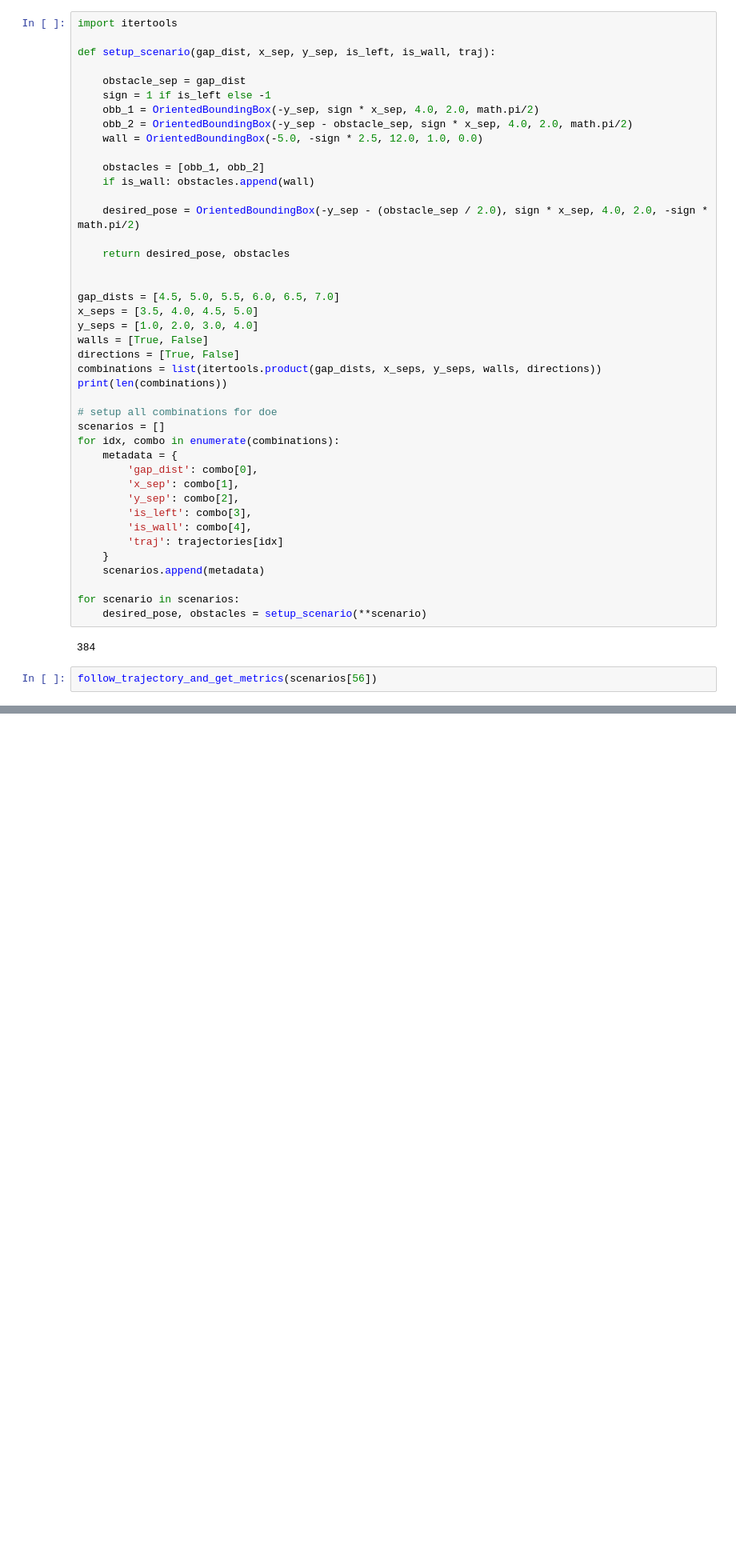
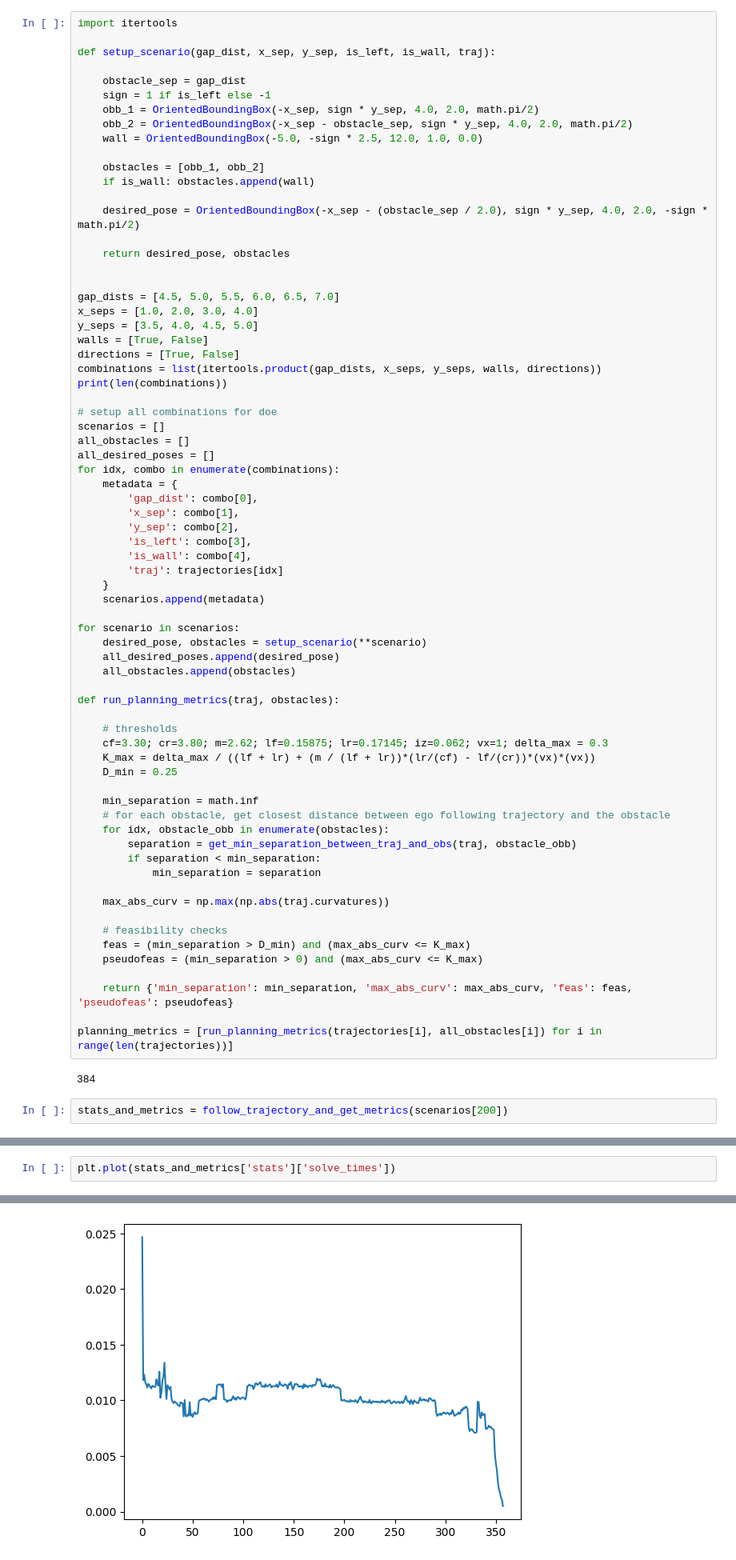
Before and after one commit to SamKhzym/cloud-auto-park, a Jupyter notebook: sim_ws/src/digital_twin/vehicle_controller/analysis/controls_doe.ipynb, the cells around one changed output, grey strips where cells are left out. Shown at 80% size. Saved outputs shown, nothing was run; the diff lists cells and outputs as text; blank space fills up the shorter version.

Commit message:
controls doe and metrics completed

```diff
--- a/sim_ws/src/digital_twin/vehicle_controller/analysis/controls_doe.ipynb
+++ b/sim_ws/src/digital_twin/vehicle_controller/analysis/controls_doe.ipynb
@@ -292,21 +384,21 @@ def setup_scenario(gap_dist, x_sep, y_sep, is_left, is_wall, traj):
 
     obstacle_sep = gap_dist
     sign = 1 if is_left else -1
-    obb_1 = OrientedBoundingBox(-y_sep, sign * x_sep, 4.0, 2.0, math.pi/2)
-    obb_2 = OrientedBoundingBox(-y_sep - obstacle_sep, sign * x_sep, 4.0, 2.0, math.pi/2)
+    obb_1 = OrientedBoundingBox(-x_sep, sign * y_sep, 4.0, 2.0, math.pi/2)
+    obb_2 = OrientedBoundingBox(-x_sep - obstacle_sep, sign * y_sep, 4.0, 2.0, math.pi/2)
     wall = OrientedBoundingBox(-5.0, -sign * 2.5, 12.0, 1.0, 0.0)
 
     obstacles = [obb_1, obb_2]
     if is_wall: obstacles.append(wall)
 
-    desired_pose = OrientedBoundingBox(-y_sep - (obstacle_sep / 2.0), sign * x_sep, 4.0, 2.0, -sign * math.pi/2)
+    desired_pose = OrientedBoundingBox(-x_sep - (obstacle_sep / 2.0), sign * y_sep, 4.0, 2.0, -sign * math.pi/2)
 
     return desired_pose, obstacles
 
 
 gap_dists = [4.5, 5.0, 5.5, 6.0, 6.5, 7.0]
-x_seps = [3.5, 4.0, 4.5, 5.0]
-y_seps = [1.0, 2.0, 3.0, 4.0]
+x_seps = [1.0, 2.0, 3.0, 4.0]
+y_seps = [3.5, 4.0, 4.5, 5.0]
 walls = [True, False]
 directions = [True, False]
 combinations = list(itertools.product(gap_dists, x_seps, y_seps, walls, directions))
@@ -314,6 +406,8 @@ print(len(combinations))
 
 # setup all combinations for doe
 scenarios = []
+all_obstacles = []
+all_desired_poses = []
 for idx, combo in enumerate(combinations):
     metadata = {
         'gap_dist': combo[0],
@@ -327,8 +421,34 @@ for idx, combo in enumerate(combinations):
 
 for scenario in scenarios:
     desired_pose, obstacles = setup_scenario(**scenario)
+    all_desired_poses.append(desired_pose)
+    all_obstacles.append(obstacles)
+
+def run_planning_metrics(traj, obstacles):
+
+    # thresholds
+    cf=3.30; cr=3.80; m=2.62; lf=0.15875; lr=0.17145; iz=0.062; vx=1; delta_max = 0.3
+    K_max = delta_max / ((lf + lr) + (m / (lf + lr))*(lr/(cf) - lf/(cr))*(vx)*(vx))
+    D_min = 0.25
+
+    min_separation = math.inf
+    # for each obstacle, get closest distance between ego following trajectory and the obstacle
+    for idx, obstacle_obb in enumerate(obstacles):
+        separation = get_min_separation_between_traj_and_obs(traj, obstacle_obb)
+        if separation < min_separation:
+            min_separation = separation
+
+    max_abs_curv = np.max(np.abs(traj.curvatures))
+
+    # feasibility checks
+    feas = (min_separation > D_min) and (max_abs_curv <= K_max)
+    pseudofeas = (min_separation > 0) and (max_abs_curv <= K_max)
+
+    return {'min_separation': min_separation, 'max_abs_curv': max_abs_curv, 'feas': feas, 'pseudofeas': pseudofeas}
+
+planning_metrics = [run_planning_metrics(trajectories[i], all_obstacles[i]) for i in range(len(trajectories))]
 # %% [output]
 384
 # %%
-follow_trajectory_and_get_metrics(scenarios[56])
+stats_and_metrics = follow_trajectory_and_get_metrics(scenarios[200])
 # %% [output]
@@ -353,0 +457,3 @@ follow_trajectory_and_get_metrics(scenarios[56])
+# %%
+plt.plot(stats_and_metrics['stats']['solve_times'])
+# %% [output]
@@ -354,2 +461,3 @@ follow_trajectory_and_get_metrics(scenarios[56])
+[figure, added]
 # %%
 import multiprocessing as mp
```
Also changed, not shown: parts of 14 cells of this notebook, 4 other files.
